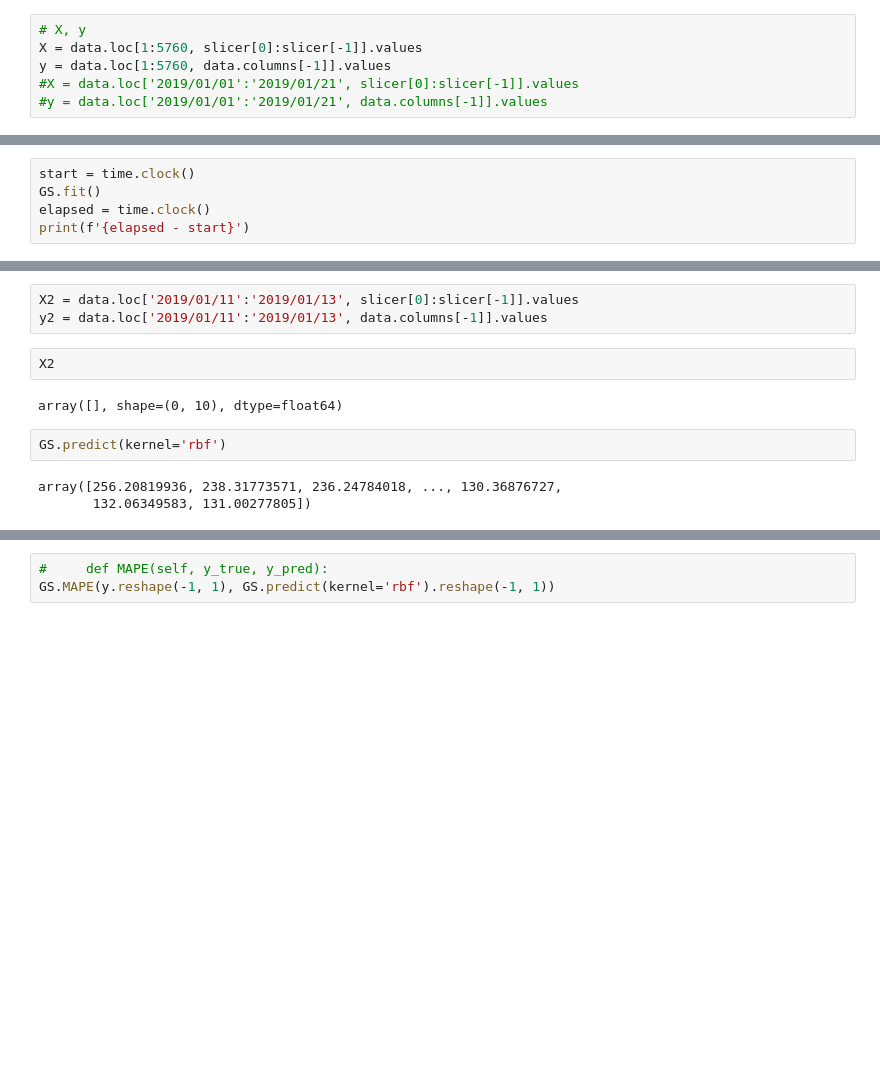
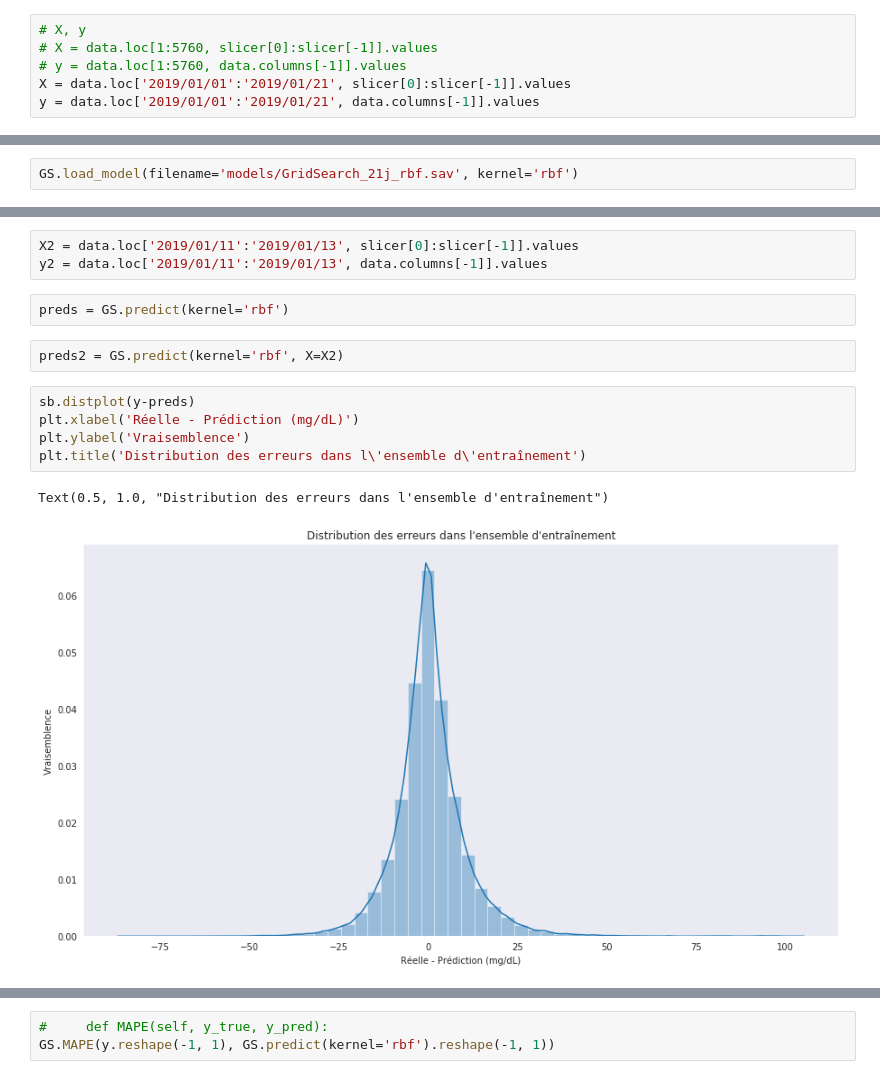
Before and after one commit to gmagannaDevelop/DiabManager, a Jupyter notebook: final.ipynb, the cells around one changed output, grey strips where cells are left out. Saved outputs shown, nothing was run; the diff lists cells and outputs as text; blank space fills up the shorter version.

Commit message:
Added scatter() method to class SVRegressor(). Added histograms of errors on training and testing sets.

```diff
--- a/final.ipynb
+++ b/final.ipynb
@@ -650,12 +689,14 @@ def sampler(start: str, end: str):
 # Grid Search
 # %%
 # X, y
-X = data.loc[1:5760, slicer[0]:slicer[-1]].values
-y = data.loc[1:5760, data.columns[-1]].values
-#X = data.loc['2019/01/01':'2019/01/21', slicer[0]:slicer[-1]].values
-#y = data.loc['2019/01/01':'2019/01/21', data.columns[-1]].values
+# X = data.loc[1:5760, slicer[0]:slicer[-1]].values
+# y = data.loc[1:5760, data.columns[-1]].values
+X = data.loc['2019/01/01':'2019/01/21', slicer[0]:slicer[-1]].values
+y = data.loc['2019/01/01':'2019/01/21', data.columns[-1]].values
 # %%
 GS = SVRegressor()
+# %%
+GS.load_model(filename='models/GridSearch_21j_rbf.sav', kernel='rbf')
 # %%
 GS.set_training_data(X, y)
 GS.normalize_features()
@@ -699,5 +702,0 @@ Best Estimators:
-# %%
-start = time.clock()
-GS.fit()
-elapsed = time.clock()
-print(f'{elapsed - start}')
@@ -710,12 +707,15 @@ GS.plot(kernel='rbf')
 # %%
 X2 = data.loc['2019/01/11':'2019/01/13', slicer[0]:slicer[-1]].values
 y2 = data.loc['2019/01/11':'2019/01/13', data.columns[-1]].values
-# %%
-X2
-# %% [output]
-array([], shape=(0, 10), dtype=float64)
 # %%
-GS.predict(kernel='rbf')
+preds = GS.predict(kernel='rbf')
-# %% [output]
-array([256.20819936, 238.31773571, 236.24784018, ..., 130.36876727,
-       132.06349583, 131.00277805])
+# %%
+preds2 = GS.predict(kernel='rbf', X=X2)
+# %%
+sb.distplot(y-preds)
+plt.xlabel('Réelle - Prédiction (mg/dL)')
+plt.ylabel('Vraisemblence')
+plt.title('Distribution des erreurs dans l\'ensemble d\'entraînement')
+# %% [output]
+Text(0.5, 1.0, "Distribution des erreurs dans l'ensemble d'entraînement")
+[figure, added]
```
Also changed, not shown: parts of 11 cells of this notebook.
